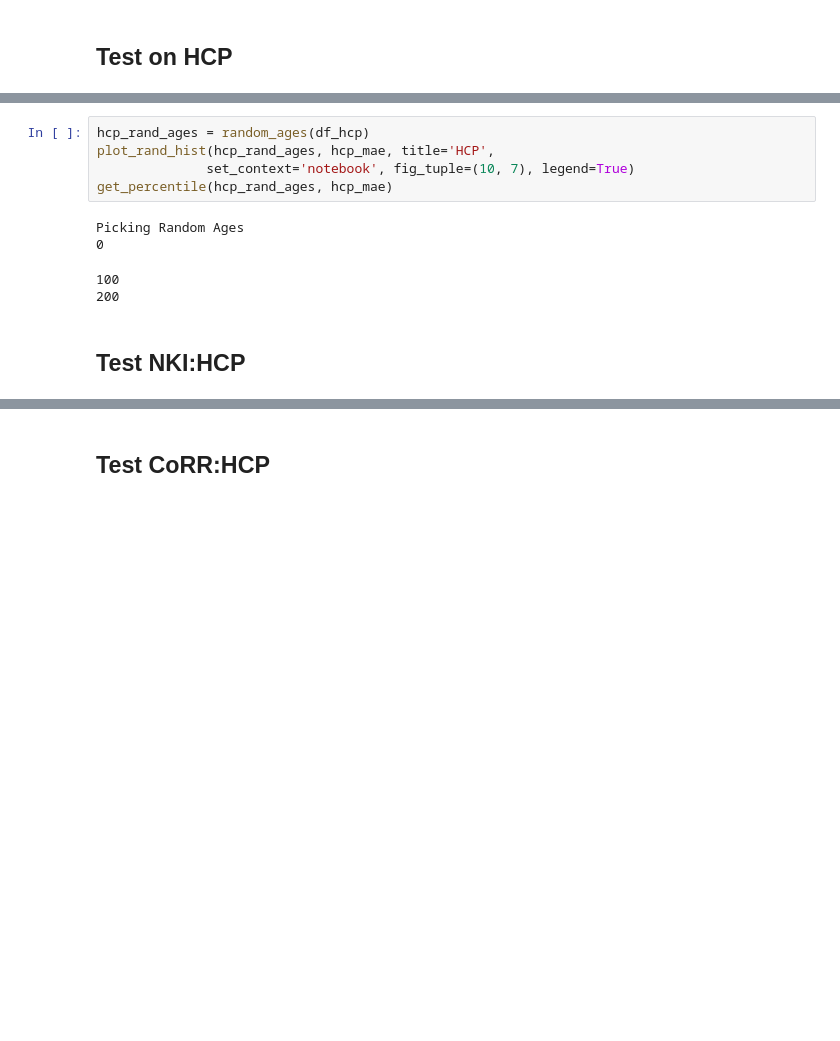
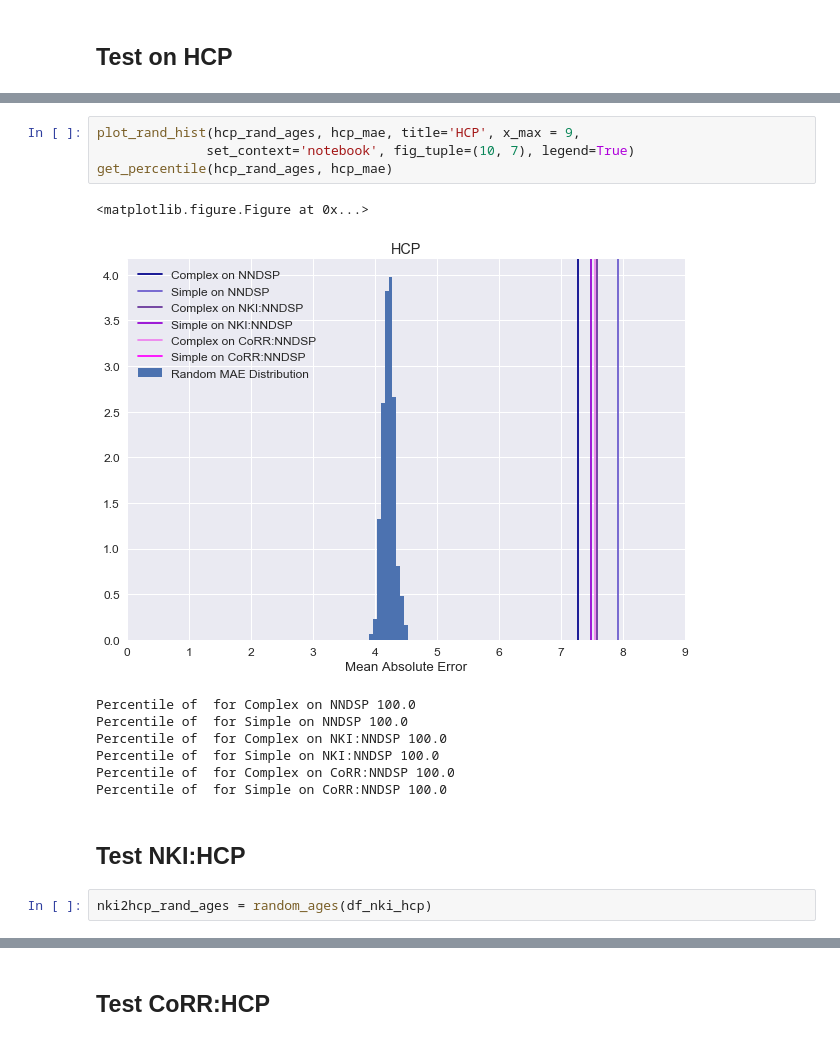
Before and after one commit to niniko1997/NNDSP, a Jupyter notebook: anal/analysis_notebooks/follow_up_analysis/hypothesis_1.ipynb, the cells around one changed output, grey strips where cells are left out. Saved outputs shown, nothing was run; the diff lists cells and outputs as text; blank space fills up the shorter version.

```diff
--- a/anal/analysis_notebooks/follow_up_analysis/hypothesis_1.ipynb
+++ b/anal/analysis_notebooks/follow_up_analysis/hypothesis_1.ipynb
@@ -688,13 +712,18 @@ Mean Absolute Error (SALD:HCP simple): 6.95560504113
 # %%
-hcp_rand_ages = random_ages(df_hcp)
-plot_rand_hist(hcp_rand_ages, hcp_mae, title='HCP',
+plot_rand_hist(hcp_rand_ages, hcp_mae, title='HCP', x_max = 9,
               set_context='notebook', fig_tuple=(10, 7), legend=True)
 get_percentile(hcp_rand_ages, hcp_mae)
 # %% [output]
-Picking Random Ages
-0
+<matplotlib.figure.Figure at 0x...>
+[figure, added]
-100
-200
+Percentile of  for Complex on NNDSP 100.0
+Percentile of  for Simple on NNDSP 100.0
+Percentile of  for Complex on NKI:NNDSP 100.0
+Percentile of  for Simple on NKI:NNDSP 100.0
+Percentile of  for Complex on CoRR:NNDSP 100.0
+Percentile of  for Simple on CoRR:NNDSP 100.0
 # %% [markdown]
 ## Test NKI:HCP
+# %%
+nki2hcp_rand_ages = random_ages(df_nki_hcp)
 # %%
```
Also changed, not shown: parts of 4 cells of this notebook, 4 other files.
